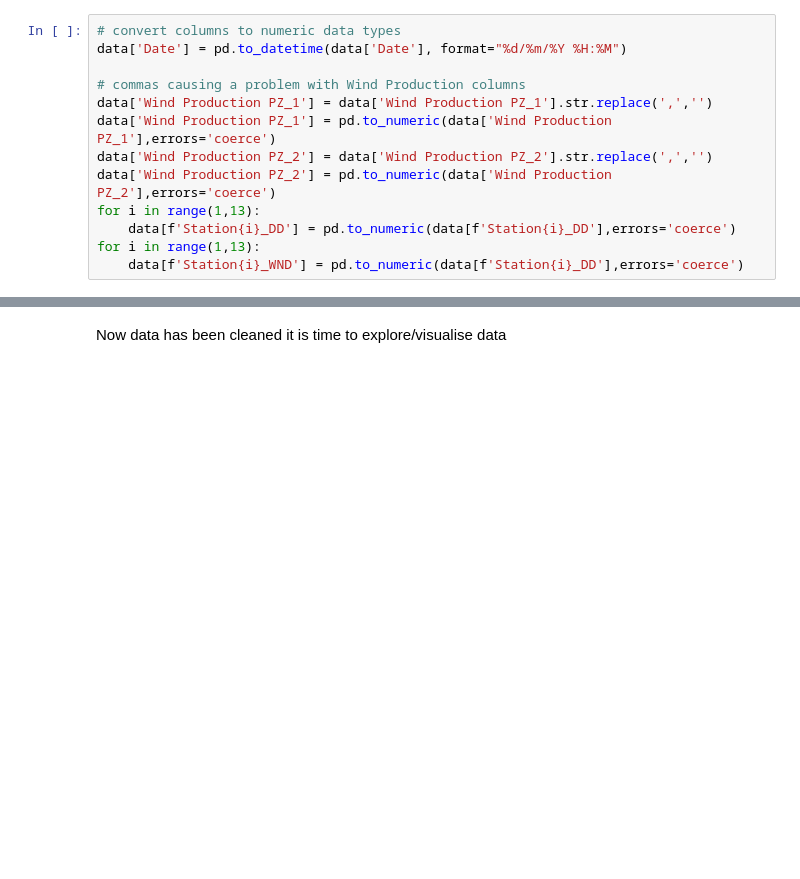
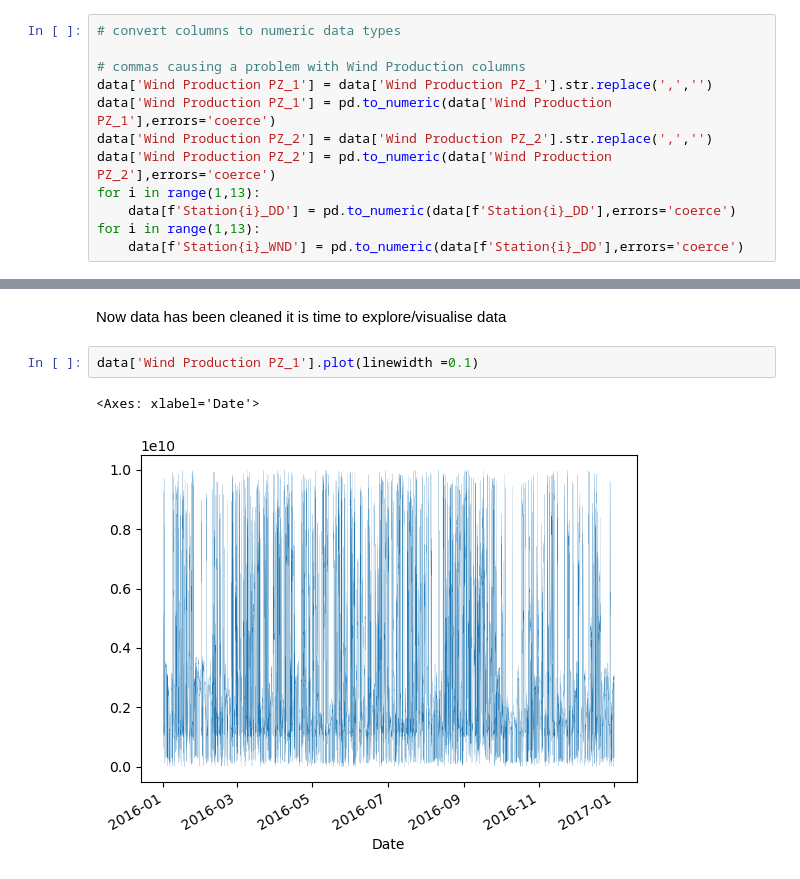
Before and after one commit to cayopolo/wind_forecast_model, a Jupyter notebook: wind_forecast_notebook.ipynb, the cells around one changed output, grey strips where cells are left out. Drawn from its saved outputs; the diff is of its cells as text; blank space fills up the shorter version.

```diff
--- a/wind_forecast_notebook.ipynb
+++ b/wind_forecast_notebook.ipynb
@@ -63,7 +51,6 @@ dtypes: int64(7), object(20)
 memory usage: 1.8+ MB
 # %%
 # convert columns to numeric data types
-data['Date'] = pd.to_datetime(data['Date'], format="%d/%m/%Y %H:%M")
 
 # commas causing a problem with Wind Production columns
 data['Wind Production PZ_1'] = data['Wind Production PZ_1'].str.replace(',','')
@@ -101,2 +70,7 @@ dtype: int64
 # %% [markdown]
 Now data has been cleaned it is time to explore/visualise data
+# %%
+data['Wind Production PZ_1'].plot(linewidth =0.1)
+# %% [output]
+<Axes: xlabel='Date'>
+[figure, added]
```
Also changed, not shown: parts of 4 cells of this notebook.
